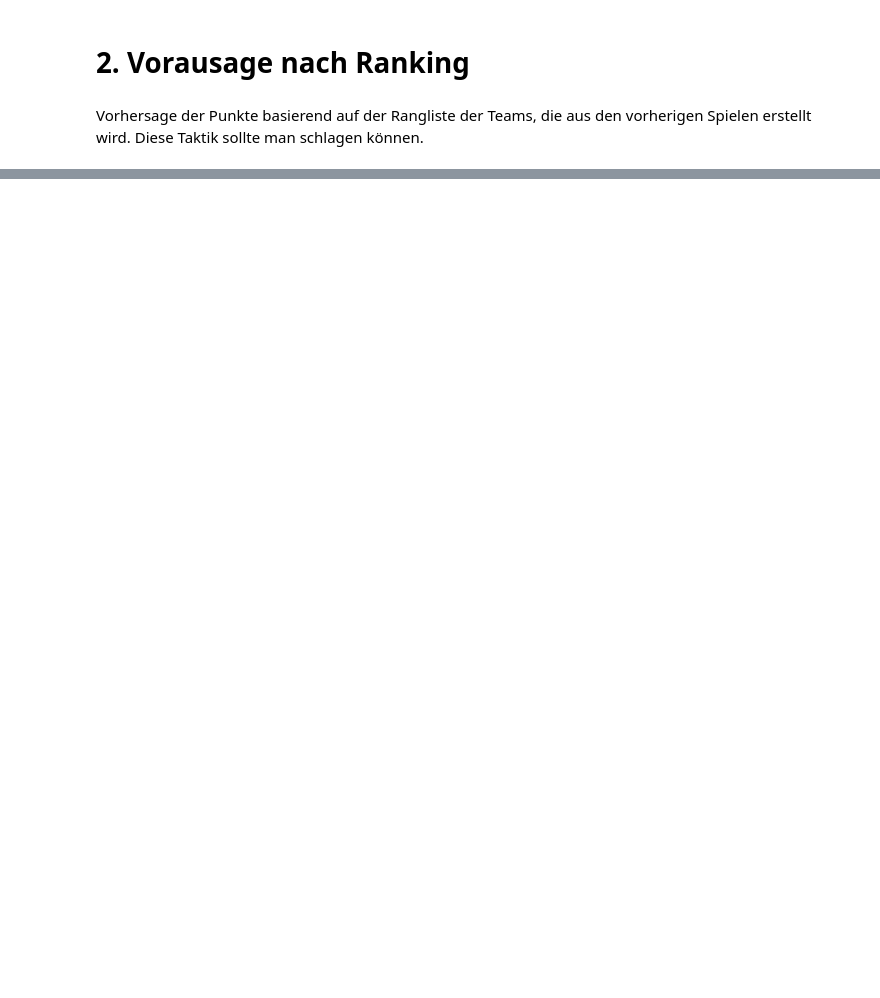
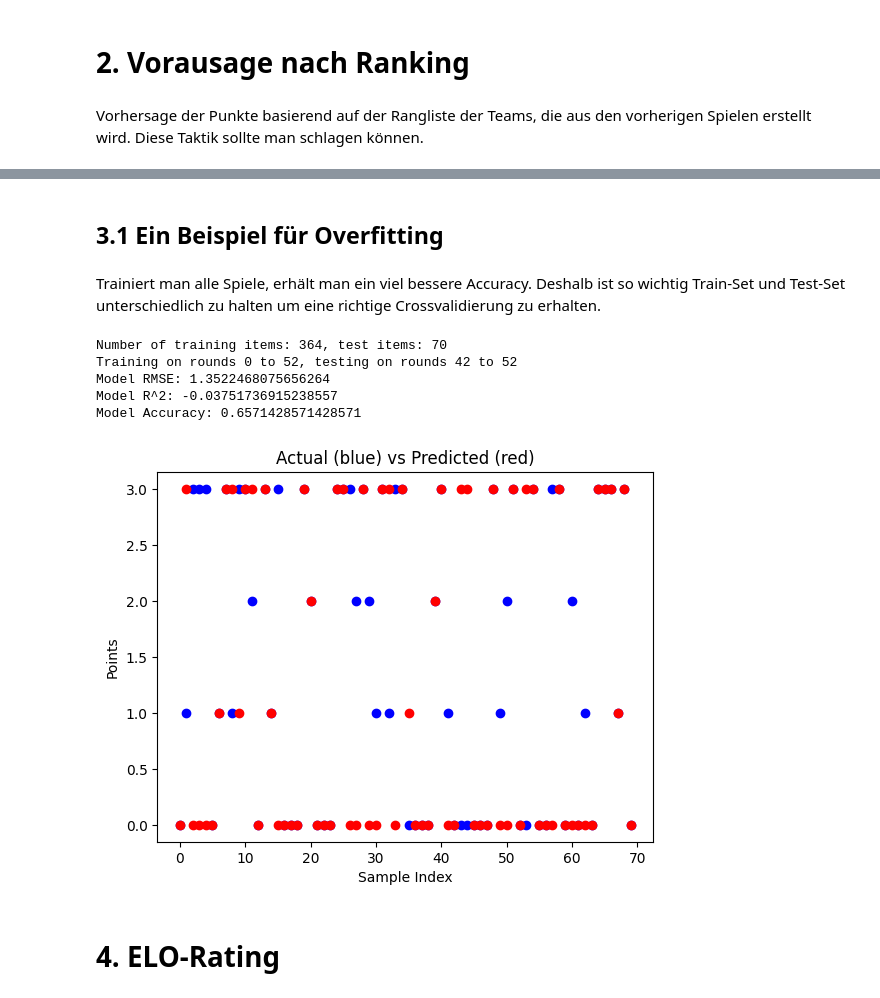
Before and after one commit to gagnauxl/hockey_prediction, a Jupyter notebook: src/hockey-prediction.ipynb, the cells around one changed output, grey strips where cells are left out. Drawn from its saved outputs; the diff is of its cells as text; code cells hidden in the pictures; blank space fills up the shorter version.

```diff
--- a/src/hockey-prediction.ipynb
+++ b/src/hockey-prediction.ipynb
@@ -78,0 +118,15 @@ Accuracy ist ca. 0.52, das ist %
+# %% [markdown]
+## 3.1 Ein Beispiel für Overfitting
+# %% [markdown]
+Trainiert man alle Spiele, erhält man ein viel bessere Accuracy. Deshalb ist so wichtig Train-Set und Test-Set unterschiedlich zu halten um eine richtige Crossvalidierung zu erhalten.
+# %%
+knn.analyze_model_performance(df=df, X=X, y=y, train_idx_start=0, train_idx_end=52, test_idx_start=42, test_idx_end=52)
+# %% [output]
+Number of training items: 364, test items: 70
+Training on rounds 0 to 52, testing on rounds 42 to 52
+Model RMSE: 1.3522468075656264
+Model R^2: -0.03751736915238557
+Model Accuracy: 0.6571428571428571
+[figure, added]
+# %% [markdown]
+# 4. ELO-Rating
```
Also changed, not shown: parts of 12 cells of this notebook, 3 other files.
